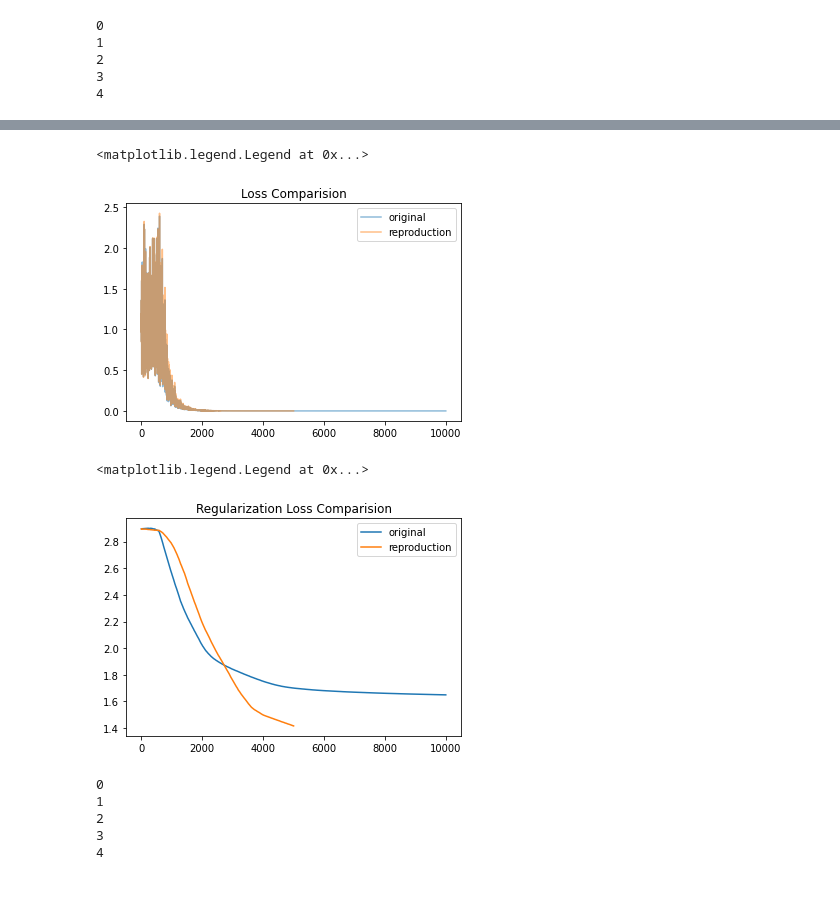
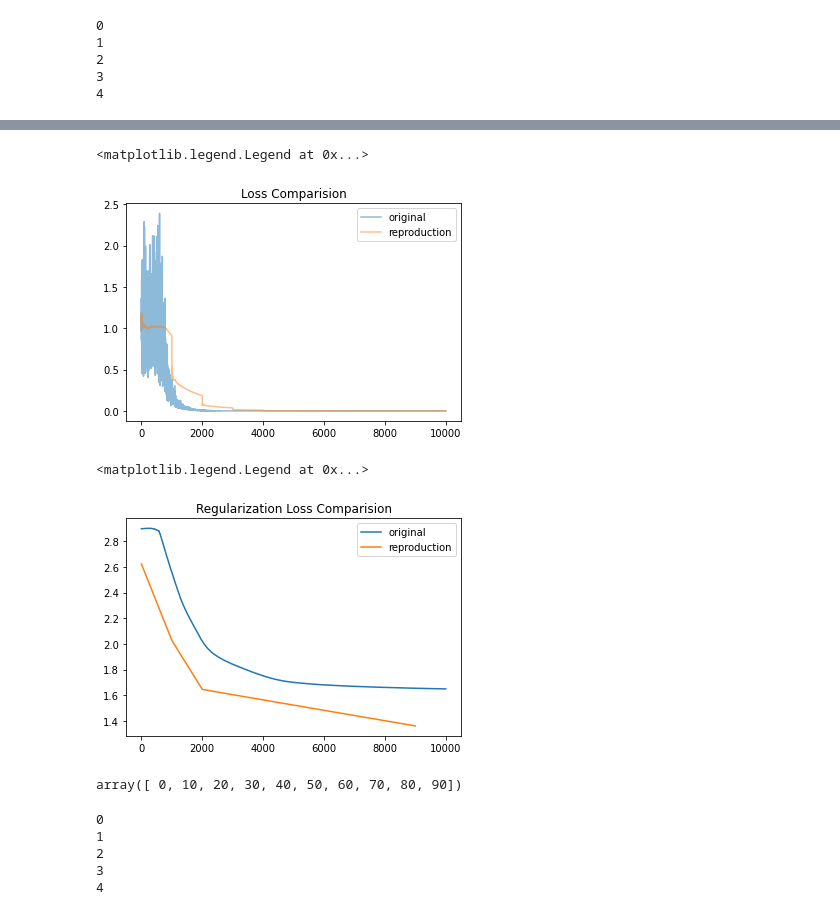
Before and after one commit to FilipKubackiSoton/addons, a Jupyter notebook: my_test_8.ipynb, the cells around one changed output, grey strips where cells are left out. Cells and saved outputs as stored; diff of their text form; code cells hidden in the pictures.

Commit message:
reproduction of original training via model subclasing without delayerd regularization

```diff
--- a/my_test_8.ipynb
+++ b/my_test_8.ipynb
@@ -566,25 +606,29 @@ rint_loss_ = list(map(lambda x: x.numpy(), rint_loss_))
 # %%
 plt.figure()
 plt.rcParams['figure.facecolor'] = 'white'
 plt.title("Loss Comparision")
 plt.plot(np.arange(len(losses)), losses, label = "original", alpha=0.5)
-plt.plot(np.arange(len(losses_)), losses_, label = "reproduction", alpha=0.5)
+plt.plot(np.arange(len(NALU.Superc.reinit_history)), NALU.Superc.reinit_history, label = "reproduction", alpha=0.5)
 # plt.plot(np.arange(len(NALU.Superc.reinit_history)), NALU.Superc.reinit_history, label = "tmp", alpha=0.5)
 plt.legend()
 #plt.savefig("loss.png")
 # %% [output]
 <matplotlib.legend.Legend at 0x...>
-[figure, old version]
+[figure, new version]
 # %%
 plt.rcParams['figure.facecolor'] = 'white'
 plt.title("Regularization Loss Comparision")
 plt.plot(np.arange(len(rlosses)), rlosses, label = "original")
-plt.plot(np.arange(len(rlosses_)), rlosses_, label = "reproduction")
+plt.plot(1000* np.arange(len(history.history["rl"])), history.history["rl"], label = "reproduction")
 plt.legend()
 #plt.savefig("loss_reg.png")
 # %% [output]
 <matplotlib.legend.Legend at 0x...>
-[figure, old version]
+[figure, new version]
+# %%
+10*np.arange(10)
+# %% [output]
+array([ 0, 10, 20, 30, 40, 50, 60, 70, 80, 90])
 # %%
 class NALU(tf.keras.layers.Layer):
     """Simplified NALU class to demonstrate lr problem."""
```
Also changed, not shown: parts of 4 cells of this notebook.
